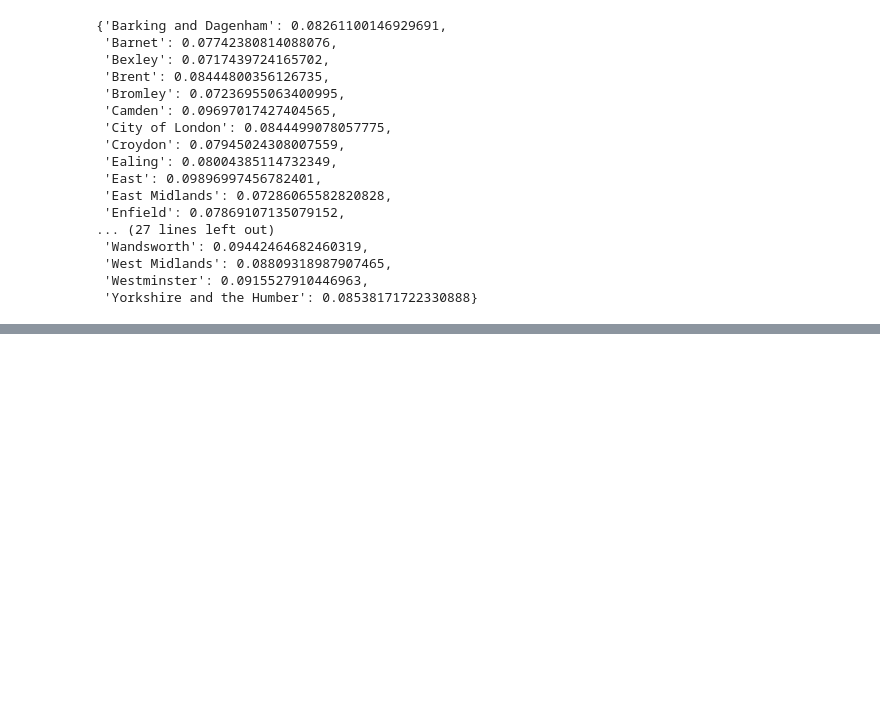
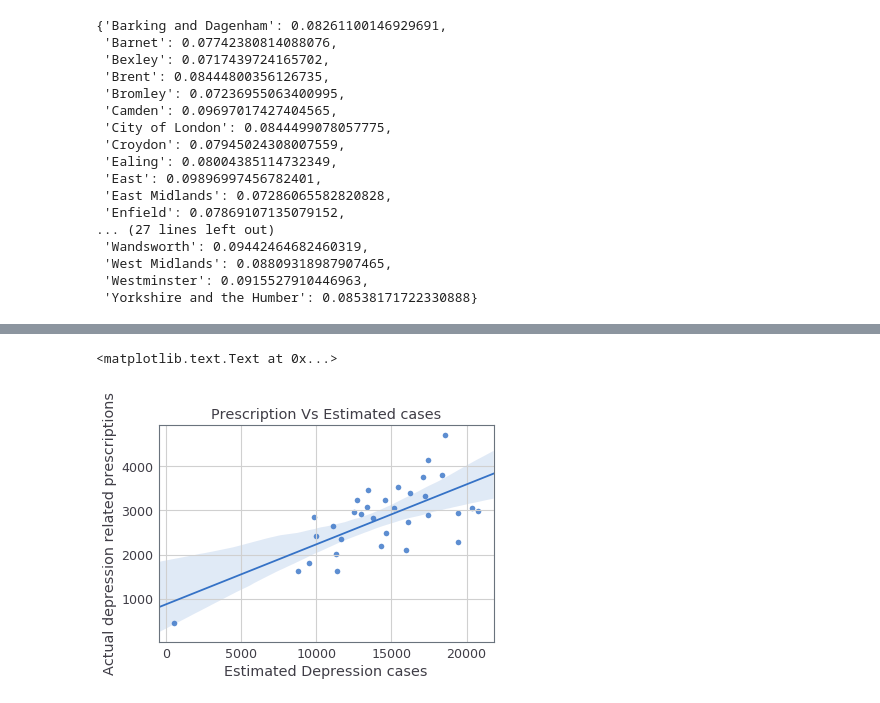
Before and after one commit to sagarjoglekar/2019_Health_Prescribe, a Jupyter notebook: PrescriptionSpacialAnalysis.ipynb, the cells around one changed output, grey strips where cells are left out. Cells and saved outputs as stored; diff of their text form; code cells hidden in the pictures; blank space fills up the shorter version.

```diff
--- a/PrescriptionSpacialAnalysis.ipynb
+++ b/PrescriptionSpacialAnalysis.ipynb
@@ -256,0 +340,9 @@ pearsonr(gt_vec,est_vec)
+# %%
+sns.regplot(x=[cases2006[k] for k in depression_prescriptionCount_london] , y = [depression_prescriptionCount_london[k]for k in depression_prescriptionCount_london] )
+ax = plt.gca()
+ax.set_title("Prescription Vs Estimated cases")
+ax.set_xlabel("Estimated Depression cases")
+ax.set_ylabel("Actual depression related prescriptions")
+# %% [output]
+<matplotlib.text.Text at 0x...>
+[figure, added]
```
Also changed, not shown: parts of 26 cells of this notebook, 17 other files.
